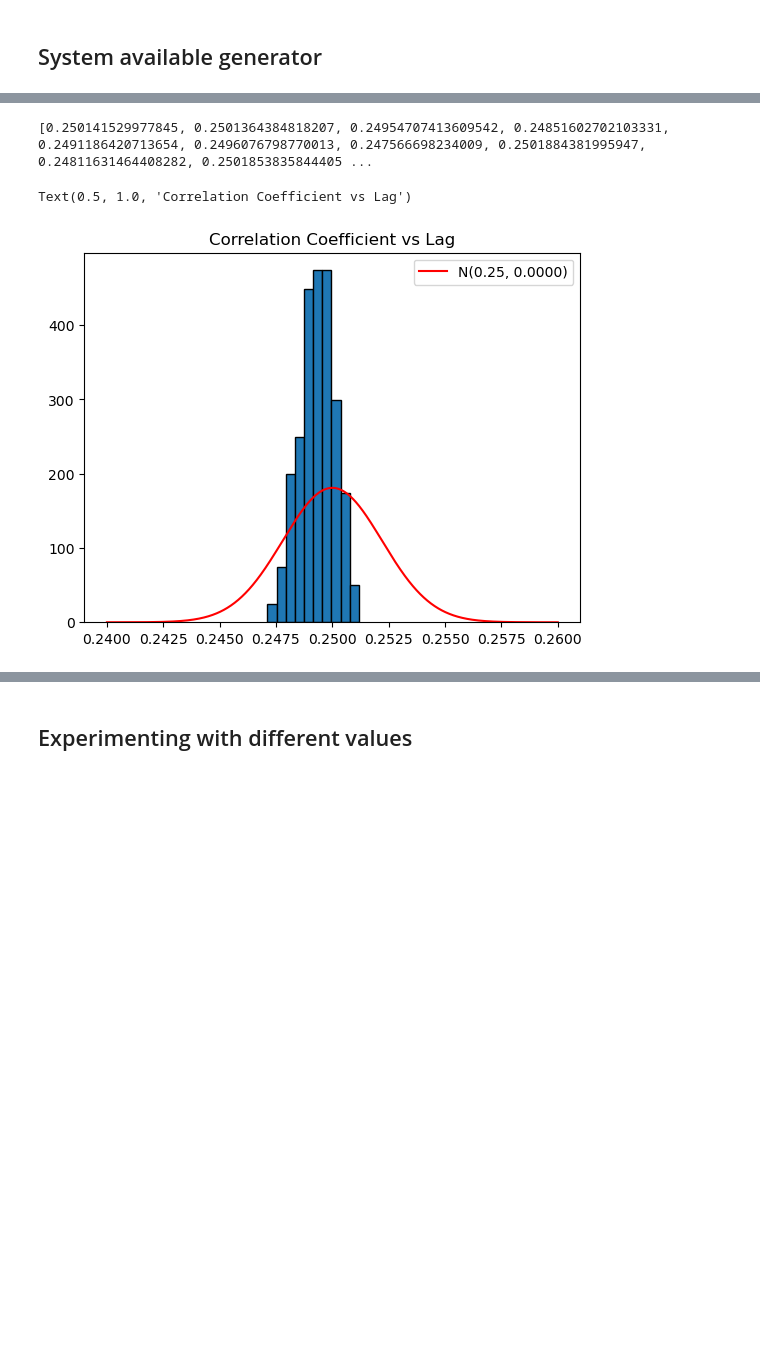
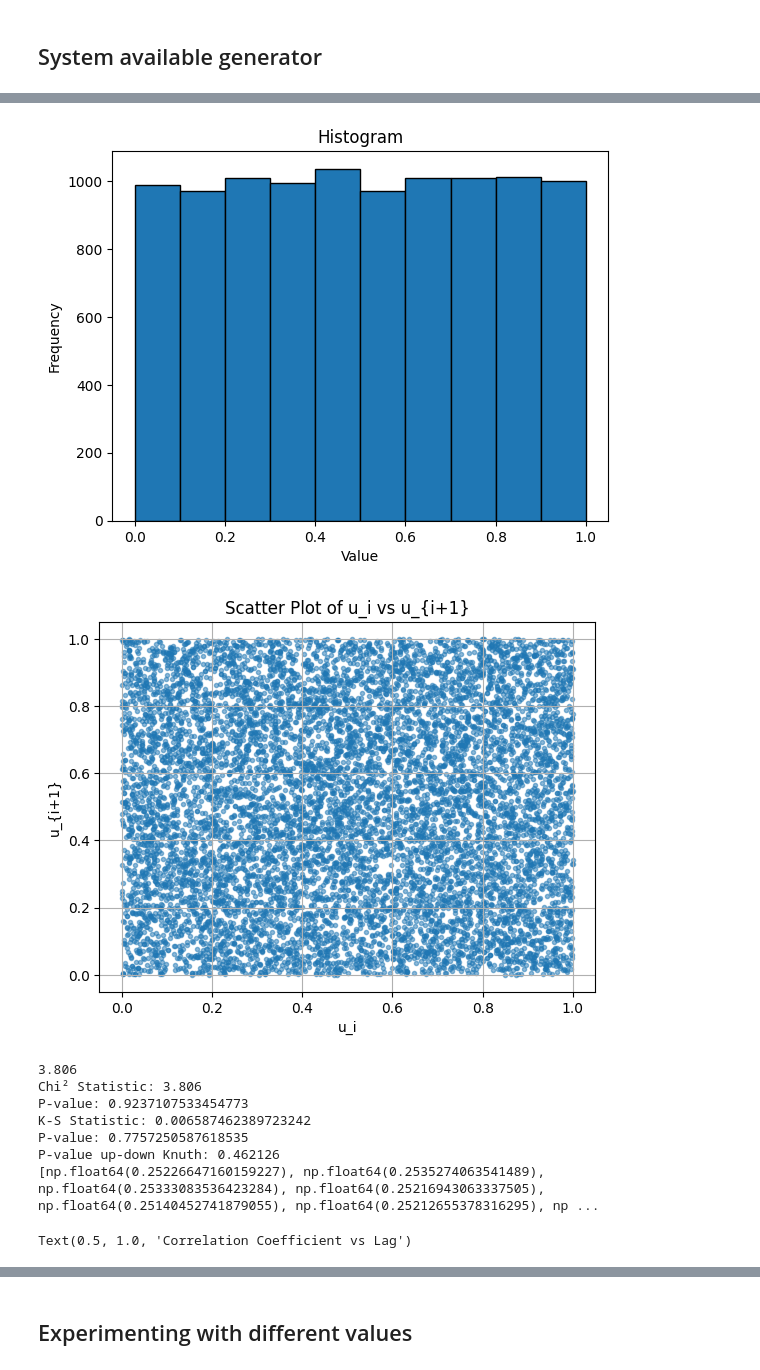
Before and after one commit to oliboli9/stochastic-simulation, a Jupyter notebook: exercises/1-GeneratingRandomNumbers.ipynb, the cells around one changed output, grey strips where cells are left out. Saved outputs shown, nothing was run; the diff lists cells and outputs as text; code cells hidden in the pictures; blank space fills up the shorter version.

```diff
--- a/exercises/1-GeneratingRandomNumbers.ipynb
+++ b/exercises/1-GeneratingRandomNumbers.ipynb
@@ -218,19 +189,58 @@ P-value: 0.809596
-# %%
-c = []
-for h in range(1, 100):
-    c.append(correlation_coefficient(numbers,h))
-print(c)
-
-plt.hist(c, bins=10, edgecolor='black', density=True)
-mu = 0.25
-variance = 7 / (144 * n)
-sigma = np.sqrt(variance)
-x = np.linspace(0.24, 0.26, 1000)
-pdf = norm.pdf(x, loc=mu, scale=sigma)
-plt.plot(x, pdf, 'r-', label=f'N({mu}, {variance:.4f})')
-plt.legend()
-plt.title('Correlation Coefficient vs Lag')
-# %% [output]
-[0.250141529977845, 0.2501364384818207, 0.24954707413609542, 0.24851602702103331, 0.2491186420713654, 0.2496076798770013, 0.247566698234009, 0.2501884381995947, 0.24811631464408282, 0.2501853835844405 ...
-Text(0.5, 1.0, 'Correlation Coefficient vs Lag')
-[figure, removed]
+# %%
+plt.hist(numbers, bins=10, edgecolor='black')
+plt.title('Histogram')
+plt.xlabel('Value')
+plt.ylabel('Frequency')
+plt.show()
+
+plt.scatter(numbers[:-1], numbers[1:], alpha=0.5, marker='.')
+plt.title('Scatter Plot of u_i vs u_{i+1}')
+plt.xlabel('u_i')
+plt.ylabel('u_{i+1}')
+plt.grid()
+plt.show()
+
+print(chi_squared(numbers))
+hist, _ = np.histogram(numbers, bins=10, range=(0, 1))
+expected = [len(numbers) / 10] * 10
+chi2_stat, p_value = chisquare(f_obs=hist, f_exp=expected)
+print(f"Chi² Statistic: {chi2_stat}")
+print(f"P-value: {p_value}")
+
+sample = numbers
+statistic, p_value = kstest(sample, 'uniform',N=10000)
+print(f"K-S Statistic: {statistic}")
+print(f"P-value: {p_value}")
+
+
+runs = run_lengths(numbers)
+R = sum(1 for run in runs if run == 1), sum(1 for run in runs if run == 2), sum(1 for run in runs if run == 3), sum(1 for run in runs if run == 4), sum(1 for run in runs if run == 5), sum(1 for run in runs if run >= 6)
+Z = (1/(n-6))*np.matmul((R-n*b).T,np.matmul(A,(R-n*b)))
+p_value = 1 - chi2.cdf(Z, 6)
+print(f"P-value up-down Knuth: {p_value:.6f}")
+
+c = []
+for h in range(1, 100):
+    c.append(correlation_coefficient(numbers,h))
+print(c)
+
+plt.hist(c, bins=10, edgecolor='black', density=True)
+mu = 0.25
+variance = 7 / (144 * n)
+sigma = np.sqrt(variance)
+x = np.linspace(0.24, 0.26, 1000)
+pdf = norm.pdf(x, loc=mu, scale=sigma)
+plt.plot(x, pdf, 'r-', label=f'N({mu}, {variance:.4f})')
+plt.legend()
+plt.title('Correlation Coefficient vs Lag')
+# %% [output]
+[figure, added]
+[figure, added]
+3.806
+Chi² Statistic: 3.806
+P-value: 0.9237107533454773
+K-S Statistic: 0.006587462389723242
+P-value: 0.7757250587618535
+P-value up-down Knuth: 0.462126
+[np.float64(0.25226647160159227), np.float64(0.2535274063541489), np.float64(0.25333083536423284), np.float64(0.25216943063337505), np.float64(0.25140452741879055), np.float64(0.25212655378316295), np ...
+Text(0.5, 1.0, 'Correlation Coefficient vs Lag')
```
Also changed, not shown: parts of 15 cells of this notebook.
